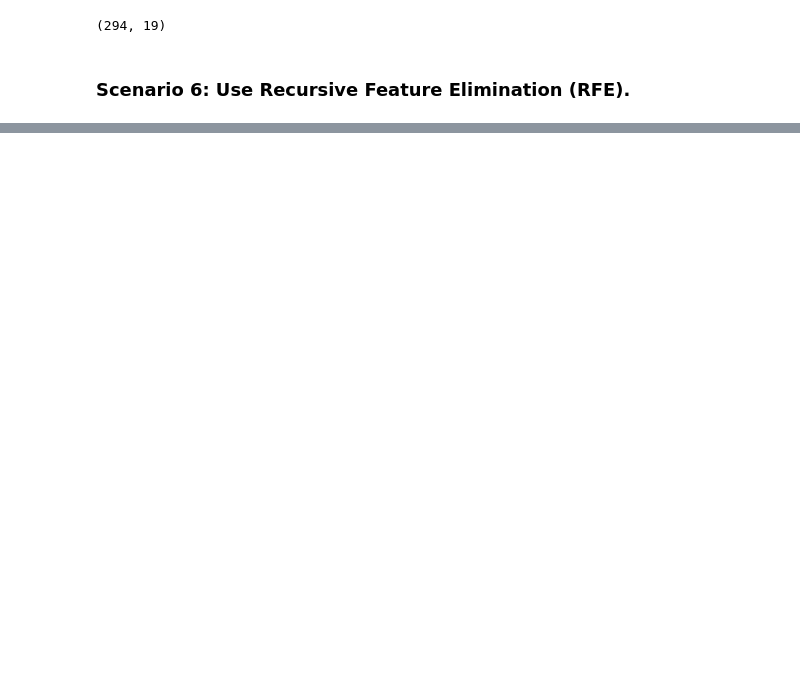
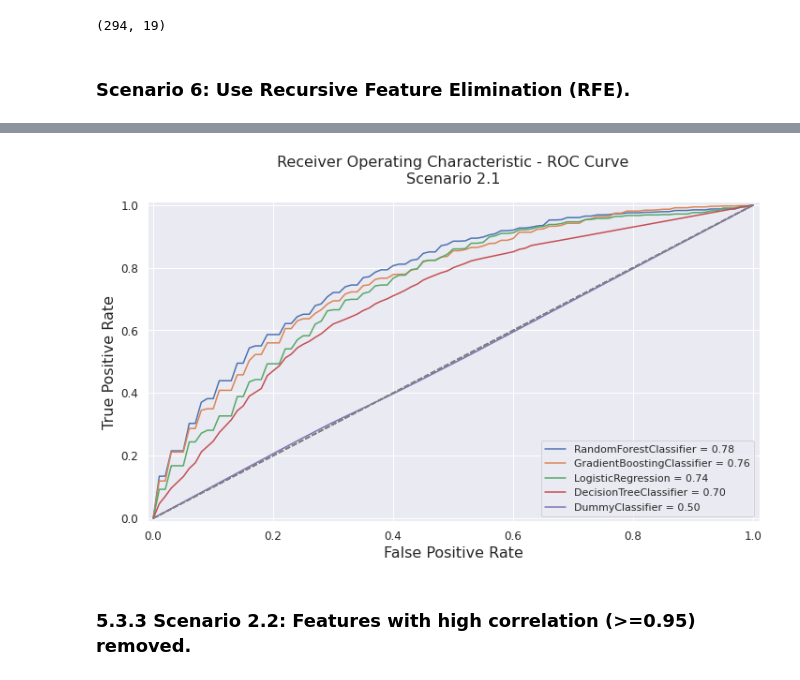
Before and after one commit to gabrielatrindade/alura-bootcamp, a Jupyter notebook: module6/project/Sirio-Libanes_kaggle_Final_Project.ipynb, the cells around one changed output, grey strips where cells are left out. Saved outputs shown, nothing was run; the diff lists cells and outputs as text; code cells hidden in the pictures; blank space fills up the shorter version.

```diff
--- a/module6/project/Sirio-Libanes_kaggle_Final_Project.ipynb
+++ b/module6/project/Sirio-Libanes_kaggle_Final_Project.ipynb
@@ -1423,0 +1626,9 @@ run_all_models(model_and_grid, patients_features_scenario_1, n_splits, n_repeats
+# %%
+scenario_2_1_results = \
+    run_all_models(model_and_grid, patients_features_scenario_2_1,
+                   n_splits, n_repeats, n_iter)
+
+scenario_2_1_metrics_results, scenario_2_1_best_hyperparameters = \
+    split_results_dataframe_metrics_hyperparms(scenario_2_1_results)
+
+# scenario_2_1_results
@@ -1423,0 +1644,10 @@ run_all_models(model_and_grid, patients_features_scenario_1, n_splits, n_repeats
+# %%
+scenario_2_1_best_models = return_best_models(scenario_2_1_best_hyperparameters)
+
+plot_all_roc_curves(data=patients_features_scenario_2_1,
+                    models=scenario_2_1_best_models,
+                    subtitle='Scenario 2.1')
+# %% [output]
+[figure, added]
+# %% [markdown]
+### 5.3.3 Scenario 2.2: Features with high correlation (>=0.95) removed.
```
Also changed, not shown: parts of 40 cells of this notebook.
